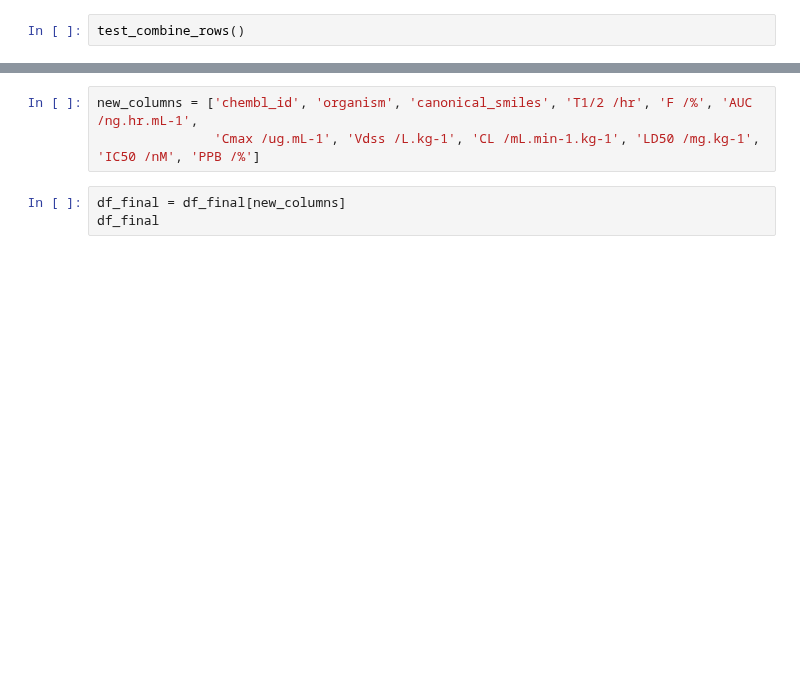
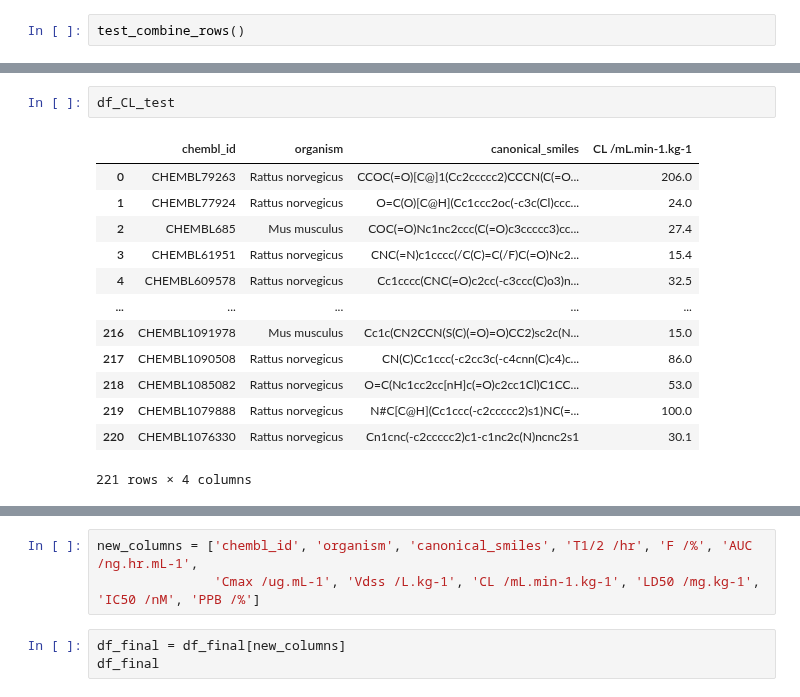
Before and after one commit to Cargill-Capstone2021/ADME-modeling-for-Cargill, a Jupyter notebook: working/data_preparation.ipynb, the cells around one changed output, grey strips where cells are left out. Cells and saved outputs as stored; diff of their text form; blank space fills up the shorter version.

```diff
--- a/working/data_preparation.ipynb
+++ b/working/data_preparation.ipynb
@@ -416,0 +539,16 @@ def data_prep(df):
+# %%
+df_CL_test
+# %% [output]
+|  | chembl_id | organism | canonical_smiles | CL /mL.min-1.kg-1 |
+| 0 | CHEMBL79263 | Rattus norvegicus | CCOC(=O)[C@]1(Cc2ccccc2)CCCN(C(=O... | 206.0 |
+| 1 | CHEMBL77924 | Rattus norvegicus | O=C(O)[C@H](Cc1ccc2oc(-c3c(Cl)ccc... | 24.0 |
+| 2 | CHEMBL685 | Mus musculus | COC(=O)Nc1nc2ccc(C(=O)c3ccccc3)cc... | 27.4 |
+| 3 | CHEMBL61951 | Rattus norvegicus | CNC(=N)c1cccc(/C(C)=C(/F)C(=O)Nc2... | 15.4 |
+| 4 | CHEMBL609578 | Rattus norvegicus | Cc1cccc(CNC(=O)c2cc(-c3ccc(C)o3)n... | 32.5 |
+| ... | ... | ... | ... | ... |
+| 216 | CHEMBL1091978 | Mus musculus | Cc1c(CN2CCN(S(C)(=O)=O)CC2)sc2c(N... | 15.0 |
+| 217 | CHEMBL1090508 | Rattus norvegicus | CN(C)Cc1ccc(-c2cc3c(-c4cnn(C)c4)c... | 86.0 |
+| 218 | CHEMBL1085082 | Rattus norvegicus | O=C(Nc1cc2cc[nH]c(=O)c2cc1Cl)C1CC... | 53.0 |
+| 219 | CHEMBL1079888 | Rattus norvegicus | N#C[C@H](Cc1ccc(-c2ccccc2)s1)NC(=... | 100.0 |
+| 220 | CHEMBL1076330 | Rattus norvegicus | Cn1cnc(-c2ccccc2)c1-c1nc2c(N)ncnc2s1 | 30.1 |
+221 rows × 4 columns
```
Also changed, not shown: parts of 22 cells of this notebook.
